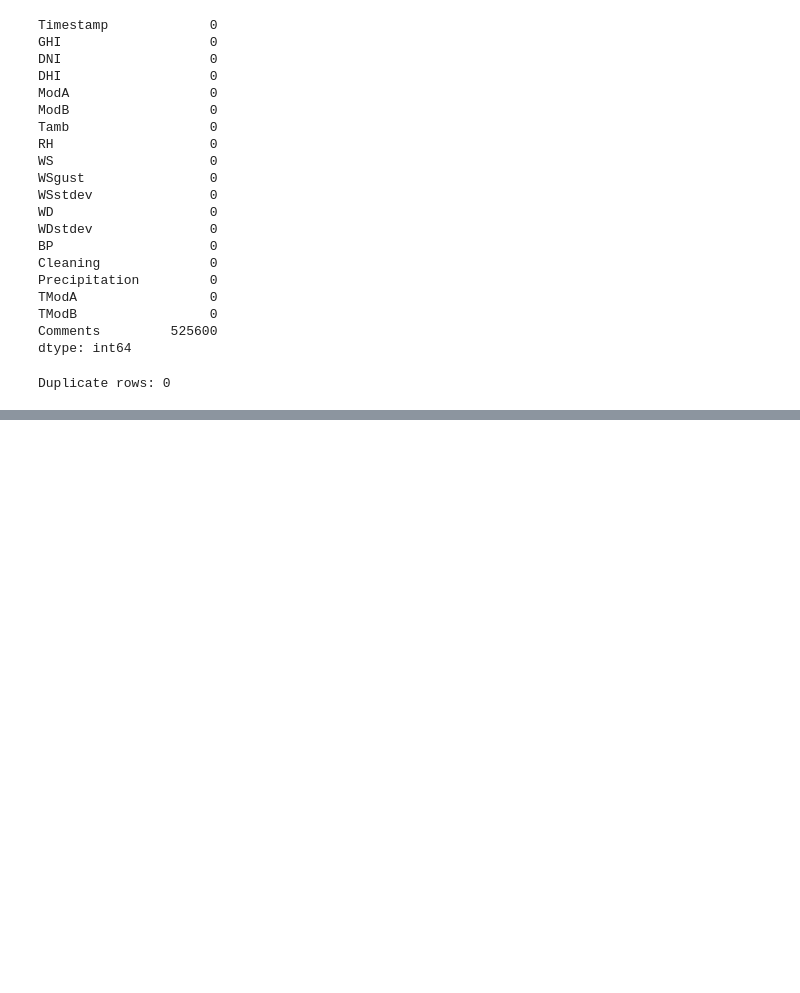
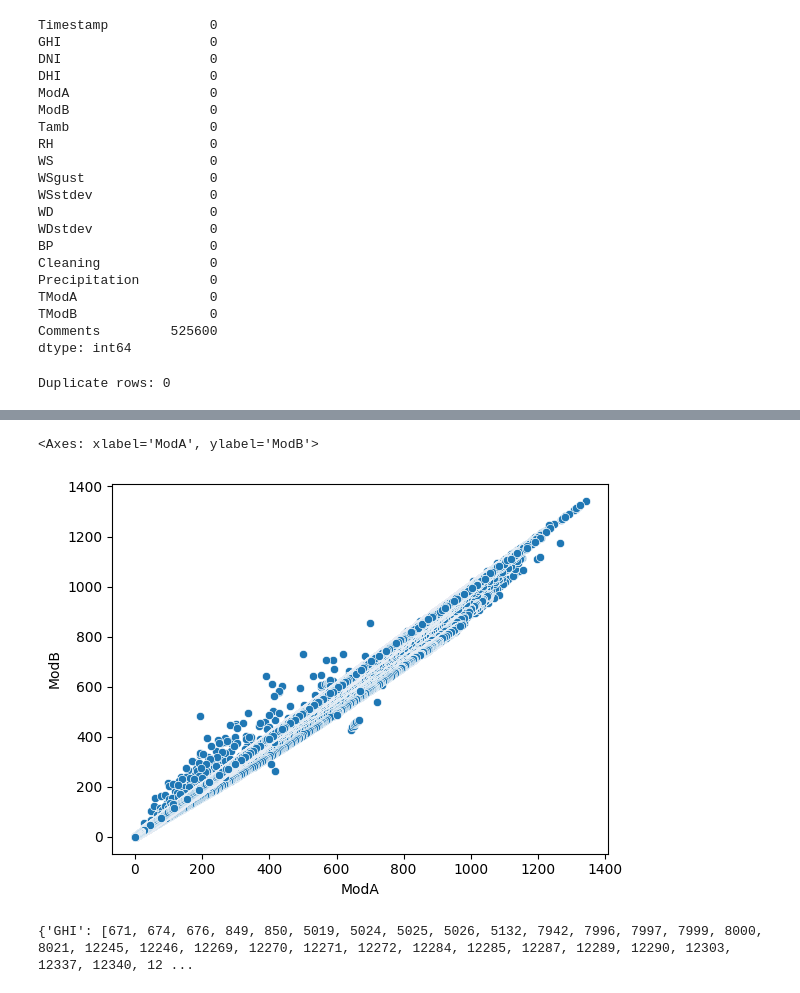
Before and after one commit to hermela-bekele/SolarRadiation, a Jupyter notebook: notebooks/EDA.ipynb, the cells around one changed output, grey strips where cells are left out. Saved outputs shown, nothing was run; the diff lists cells and outputs as text; code cells hidden in the pictures; blank space fills up the shorter version.

```diff
--- a/notebooks/EDA.ipynb
+++ b/notebooks/EDA.ipynb
@@ -90,0 +100,5 @@ data = data.dropna()
+# %%
+sns.scatterplot(x='ModA', y='ModB', data=data)
+# %% [output]
+<Axes: xlabel='ModA', ylabel='ModB'>
+[figure, added]
@@ -90,0 +110,14 @@ data = data.dropna()
+# %%
+from scipy.stats import zscore
+
+# claculate z-score for all numerical colums
+z_scores = data.select_dtypes(include=['float64', 'int64']).apply(zscore)
+
+# find outliers where zscore > 3 or zscore < 3
+outliers = (z_scores.abs() > 3)
+
+# list outliers indices for each column
+outlier_indices = {column: data[outliers[column]].index.tolist() for column in z_scores.columns}
+print(outlier_indices)
+# %% [output]
+{'GHI': [671, 674, 676, 849, 850, 5019, 5024, 5025, 5026, 5132, 7942, 7996, 7997, 7999, 8000, 8021, 12245, 12246, 12269, 12270, 12271, 12272, 12284, 12285, 12287, 12289, 12290, 12303, 12337, 12340, 12 ...
```
Also changed, not shown: parts of 2 cells of this notebook.
